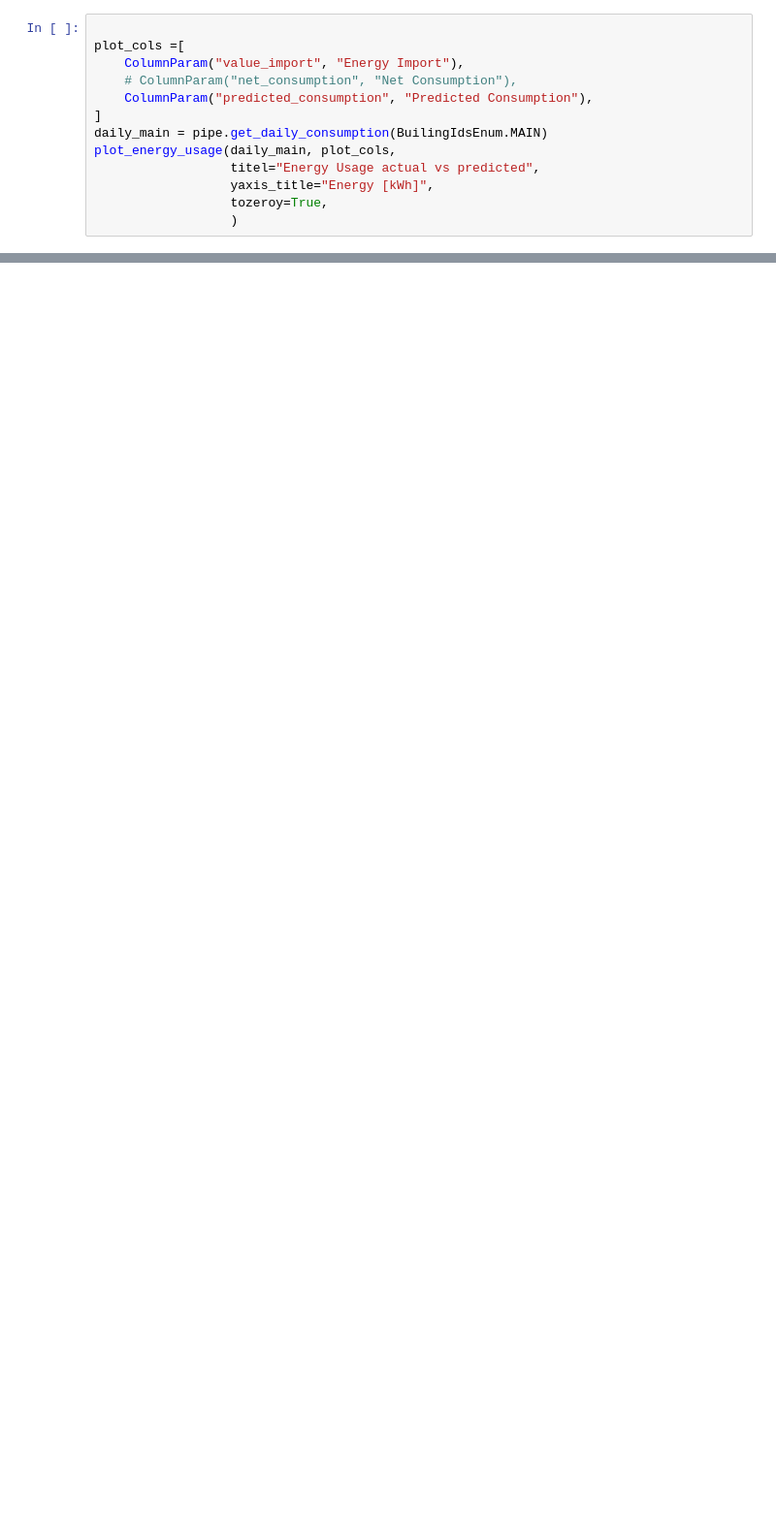
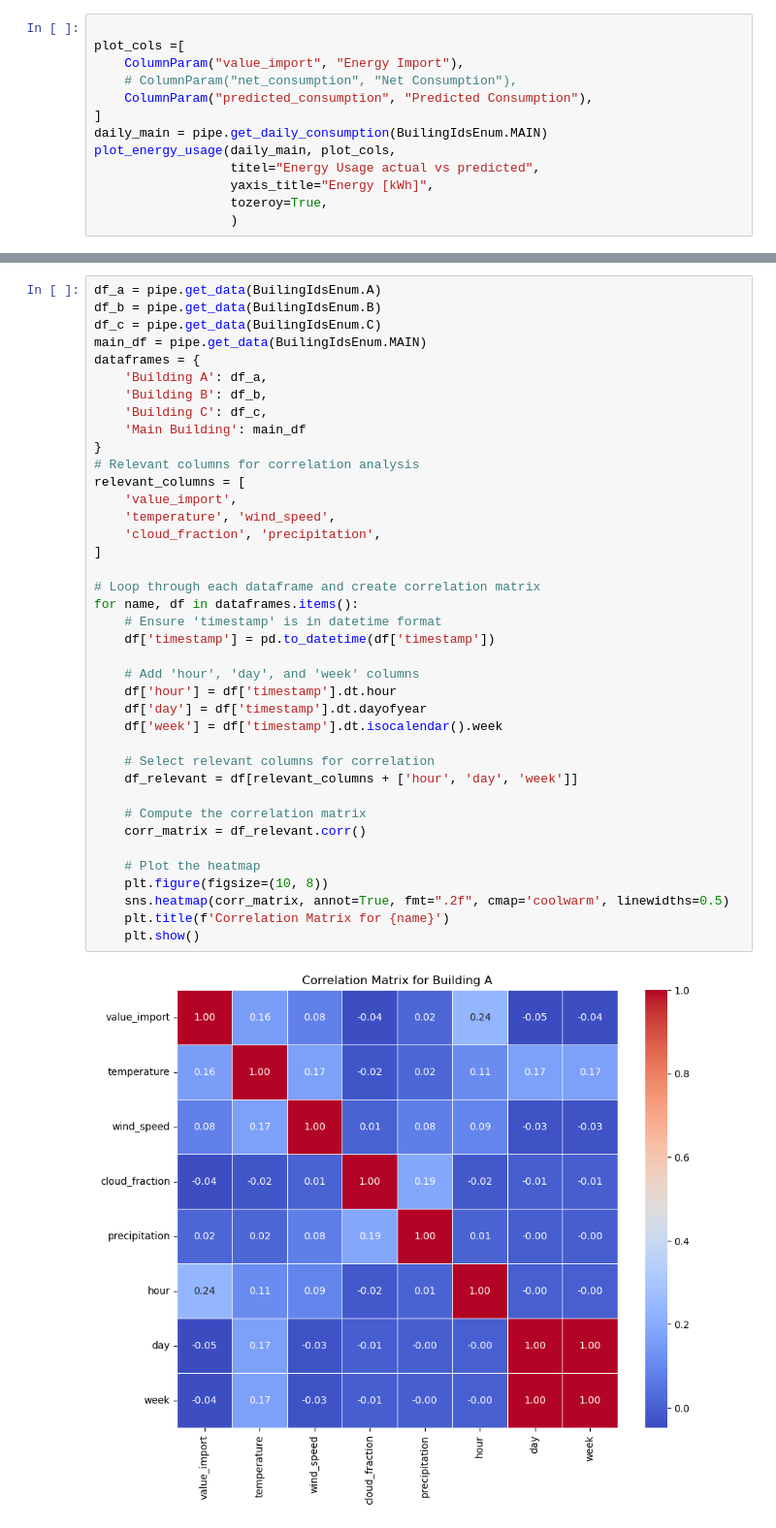
Before and after one commit to MatsNissen-Lie/SolarEnergyImpact, a Jupyter notebook: src/analysis.ipynb, the cells around one changed output, grey strips where cells are left out. Shown at 97% size. Cells and saved outputs as stored; diff of their text form; blank space fills up the shorter version.

```diff
--- a/src/analysis.ipynb
+++ b/src/analysis.ipynb
@@ -88,0 +186,41 @@ plot_energy_usage(daily_a, plot_cols,
+# %%
+df_a = pipe.get_data(BuilingIdsEnum.A)
+df_b = pipe.get_data(BuilingIdsEnum.B)
+df_c = pipe.get_data(BuilingIdsEnum.C)
+main_df = pipe.get_data(BuilingIdsEnum.MAIN)
+dataframes = {
+    'Building A': df_a,
+    'Building B': df_b,
+    'Building C': df_c,
+    'Main Building': main_df
+}
+# Relevant columns for correlation analysis
+relevant_columns = [
+    'value_import',
+    'temperature', 'wind_speed',
+    'cloud_fraction', 'precipitation',
+]
+
+# Loop through each dataframe and create correlation matrix
+for name, df in dataframes.items():
+    # Ensure 'timestamp' is in datetime format
+    df['timestamp'] = pd.to_datetime(df['timestamp'])
+
+    # Add 'hour', 'day', and 'week' columns
+    df['hour'] = df['timestamp'].dt.hour
+    df['day'] = df['timestamp'].dt.dayofyear
+    df['week'] = df['timestamp'].dt.isocalendar().week
+
+    # Select relevant columns for correlation
+    df_relevant = df[relevant_columns + ['hour', 'day', 'week']]
+
+    # Compute the correlation matrix
+    corr_matrix = df_relevant.corr()
+
+    # Plot the heatmap
+    plt.figure(figsize=(10, 8))
+    sns.heatmap(corr_matrix, annot=True, fmt=".2f", cmap='coolwarm', linewidths=0.5)
+    plt.title(f'Correlation Matrix for {name}')
+    plt.show()
+# %% [output]
+[figure, added]
```
Also changed, not shown: parts of 24 cells of this notebook, 5 other files.
